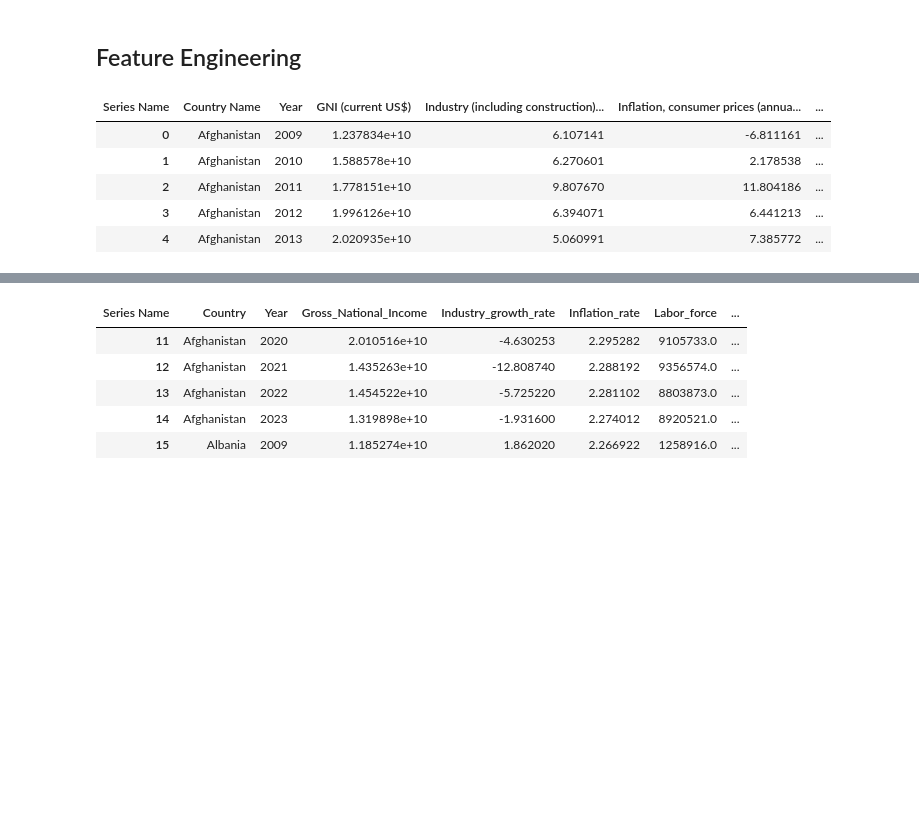
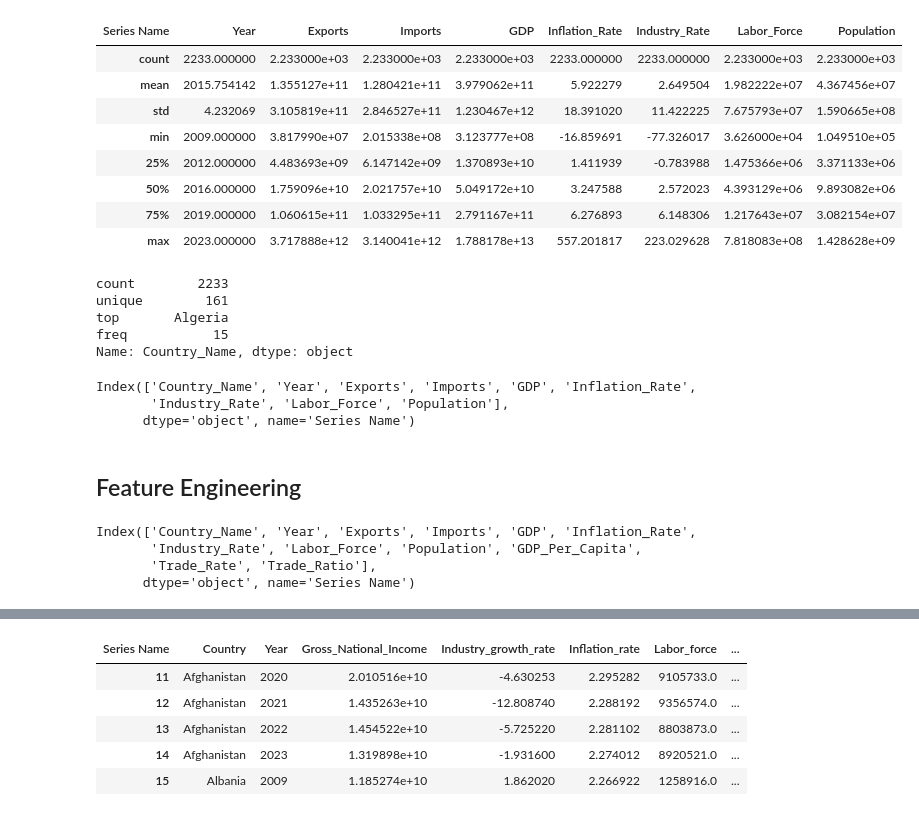
Before and after one commit to koto253/Data_Science_Portfolio, a Jupyter notebook: Data_Preparation_Cleaning/cleaning_gdp_dataset.ipynb, the cells around one changed output, grey strips where cells are left out. Drawn from its saved outputs; the diff is of its cells as text; code cells hidden in the pictures; blank space fills up the shorter version.

Commit message:
currently updating thsi file --> Data_Preparation_Cleaning/cleaning_gdp_dataset.ipynb

```diff
--- a/Data_Preparation_Cleaning/cleaning_gdp_dataset.ipynb
+++ b/Data_Preparation_Cleaning/cleaning_gdp_dataset.ipynb
@@ -116,0 +133,3 @@ np.int64(0)
+# %%
+renamed_df.replace('..', np.nan, inplace=True)
+renamed_df.head(2)
@@ -116,0 +155,3 @@ np.int64(0)
+# %%
+# Drop rows with any NaN values
+renamed_df.dropna(inplace=True)
@@ -116,0 +183,4 @@ np.int64(0)
+# %%
+cleaned_df = renamed_df[['Country_Name', 'Year', 'Exports', 'Imports', 'GDP', 'Inflation_Rate',
+                         'Industry_Rate', 'Labor_Force', 'Population']]
+cleaned_df.head()
@@ -116,0 +208,4 @@ np.int64(0)
+# %%
+cleaned_df[['Exports', 'Imports', 'GDP', 'Inflation_Rate', 'Industry_Rate']] = cleaned_df[['Exports', 'Imports', 'GDP', 'Inflation_Rate', 'Industry_Rate']].astype('float')
+cleaned_df[['Year' ,'Labor_Force', 'Population']] = cleaned_df[['Year', 'Labor_Force', 'Population']].astype('int')
+cleaned_df.dtypes
@@ -117,3 +234,29 @@ np.int64(0)
+# %%
+cleaned_df.describe()
+# %% [output]
+| Series Name | Year | Exports | Imports | GDP | Inflation_Rate | Industry_Rate | Labor_Force | Population |
+| count | 2233.000000 | 2.233000e+03 | 2.233000e+03 | 2.233000e+03 | 2233.000000 | 2233.000000 | 2.233000e+03 | 2.233000e+03 |
+| mean | 2015.754142 | 1.355127e+11 | 1.280421e+11 | 3.979062e+11 | 5.922279 | 2.649504 | 1.982222e+07 | 4.367456e+07 |
+| std | 4.232069 | 3.105819e+11 | 2.846527e+11 | 1.230467e+12 | 18.391020 | 11.422225 | 7.675793e+07 | 1.590665e+08 |
+| min | 2009.000000 | 3.817990e+07 | 2.015338e+08 | 3.123777e+08 | -16.859691 | -77.326017 | 3.626000e+04 | 1.049510e+05 |
+| 25% | 2012.000000 | 4.483693e+09 | 6.147142e+09 | 1.370893e+10 | 1.411939 | -0.783988 | 1.475366e+06 | 3.371133e+06 |
+| 50% | 2016.000000 | 1.759096e+10 | 2.021757e+10 | 5.049172e+10 | 3.247588 | 2.572023 | 4.393129e+06 | 9.893082e+06 |
+| 75% | 2019.000000 | 1.060615e+11 | 1.033295e+11 | 2.791167e+11 | 6.276893 | 6.148306 | 1.217643e+07 | 3.082154e+07 |
+| max | 2023.000000 | 3.717888e+12 | 3.140041e+12 | 1.788178e+13 | 557.201817 | 223.029628 | 7.818083e+08 | 1.428628e+09 |
+# %%
+cleaned_df.Country_Name.describe()
+# %% [output]
+count        2233
+unique        161
+top       Algeria
+freq           15
+Name: Country_Name, dtype: object
+# %%
+cleaned_df.columns
+# %% [output]
+Index(['Country_Name', 'Year', 'Exports', 'Imports', 'GDP', 'Inflation_Rate',
+       'Industry_Rate', 'Labor_Force', 'Population'],
+      dtype='object', name='Series Name')
 # %% [markdown]
 ## Feature Engineering
 # %%
@@ -128,11 +275,7 @@ df['Trade_Ratio'] = round(df['Exports of goods and services (current US$)'] / df
-# %%
-# drop columns
-df.drop(columns=['GDP (current US$)', 'Exports of goods and services (current US$)', 'Imports of goods and services (current US$)'], inplace=True)
-df.head()
-# %% [output]
-| Series Name | Country Name | Year | GNI (current US$) | Industry (including construction)... | Inflation, consumer prices (annua... | ... |
-| 0 | Afghanistan | 2009 | 1.237834e+10 | 6.107141 | -6.811161 | ... |
-| 1 | Afghanistan | 2010 | 1.588578e+10 | 6.270601 | 2.178538 | ... |
-| 2 | Afghanistan | 2011 | 1.778151e+10 | 9.807670 | 11.804186 | ... |
-| 3 | Afghanistan | 2012 | 1.996126e+10 | 6.394071 | 6.441213 | ... |
-| 4 | Afghanistan | 2013 | 2.020935e+10 | 5.060991 | 7.385772 | ... |
+# %%
+cleaned_df.columns
+# %% [output]
+Index(['Country_Name', 'Year', 'Exports', 'Imports', 'GDP', 'Inflation_Rate',
+       'Industry_Rate', 'Labor_Force', 'Population', 'GDP_Per_Capita',
+       'Trade_Rate', 'Trade_Ratio'],
+      dtype='object', name='Series Name')
```
Also changed, not shown: parts of 37 cells of this notebook.
